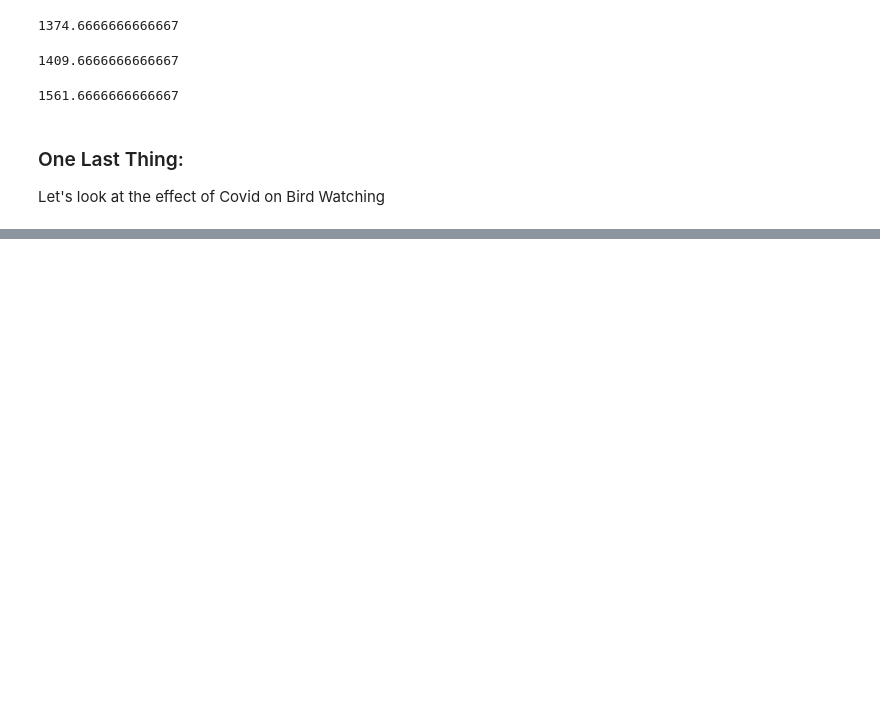
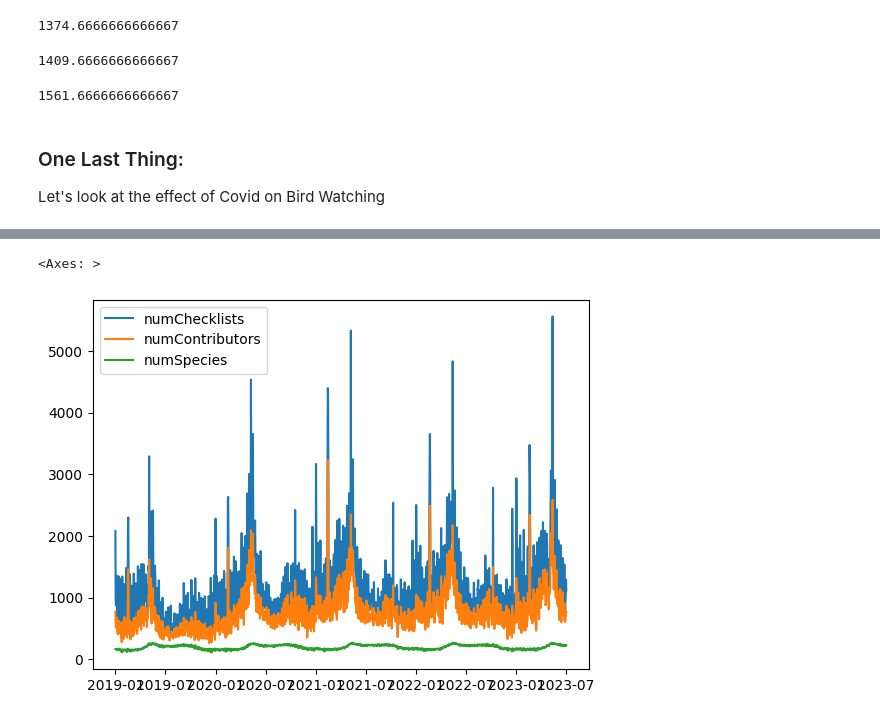
Before and after one commit to alichek/Lede-Project1-Birdwatching, a Jupyter notebook: BirdsNotebookClean.ipynb, the cells around one changed output, grey strips where cells are left out. Saved outputs shown, nothing was run; the diff lists cells and outputs as text; code cells hidden in the pictures; blank space fills up the shorter version.

```diff
--- a/BirdsNotebookClean.ipynb
+++ b/BirdsNotebookClean.ipynb
@@ -896,0 +1008,3 @@ ny_df_long
+# %%
+ny_data_complete = ny_data_long + ny_data_long2 + ny_data_long3
+len(ny_data_complete)
@@ -896,0 +1013,9 @@ ny_df_long
+# %%
+url = f"https://api.ebird.org/v2/product/stats/US-NY/2023/07/02"
+
+payload={}
+headers = {
+    'X-eBirdApiToken': API_KEY
+}
+response = requests.request("GET", url, headers=headers, data=payload)
+print(response.json())
@@ -896,0 +1024,5 @@ ny_df_long
+# %%
+ny_data_complete.append(response.json())
+# %%
+ny_df_complete = pd.DataFrame(ny_data_complete, index=obs_dates_long)
+ny_df_complete
@@ -896,0 +1043,5 @@ ny_df_long
+# %%
+ny_df_complete.plot()
+# %% [output]
+<Axes: >
+[figure, added]
```
Also changed, not shown: parts of 22 cells of this notebook, 1 other file.
